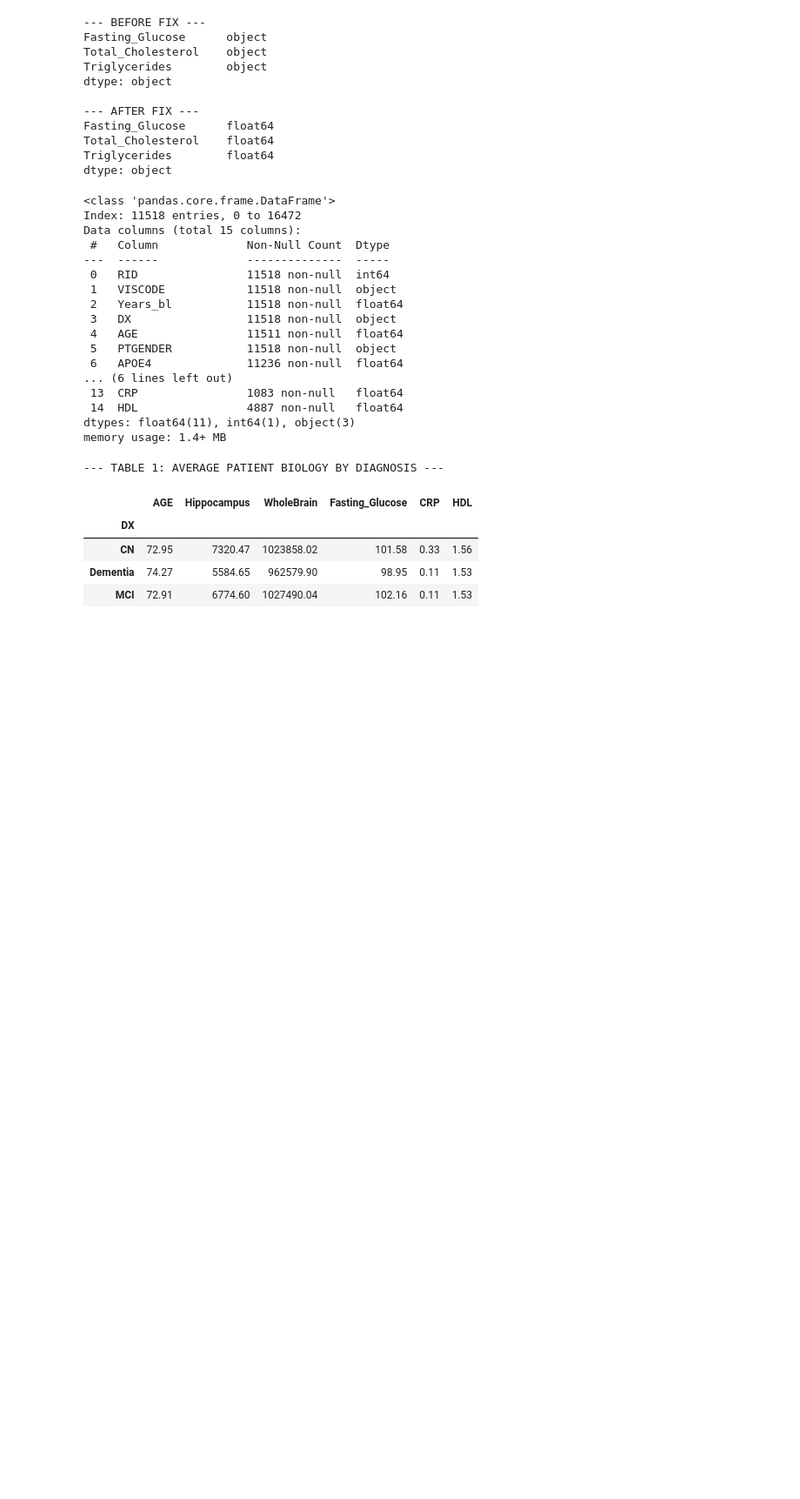
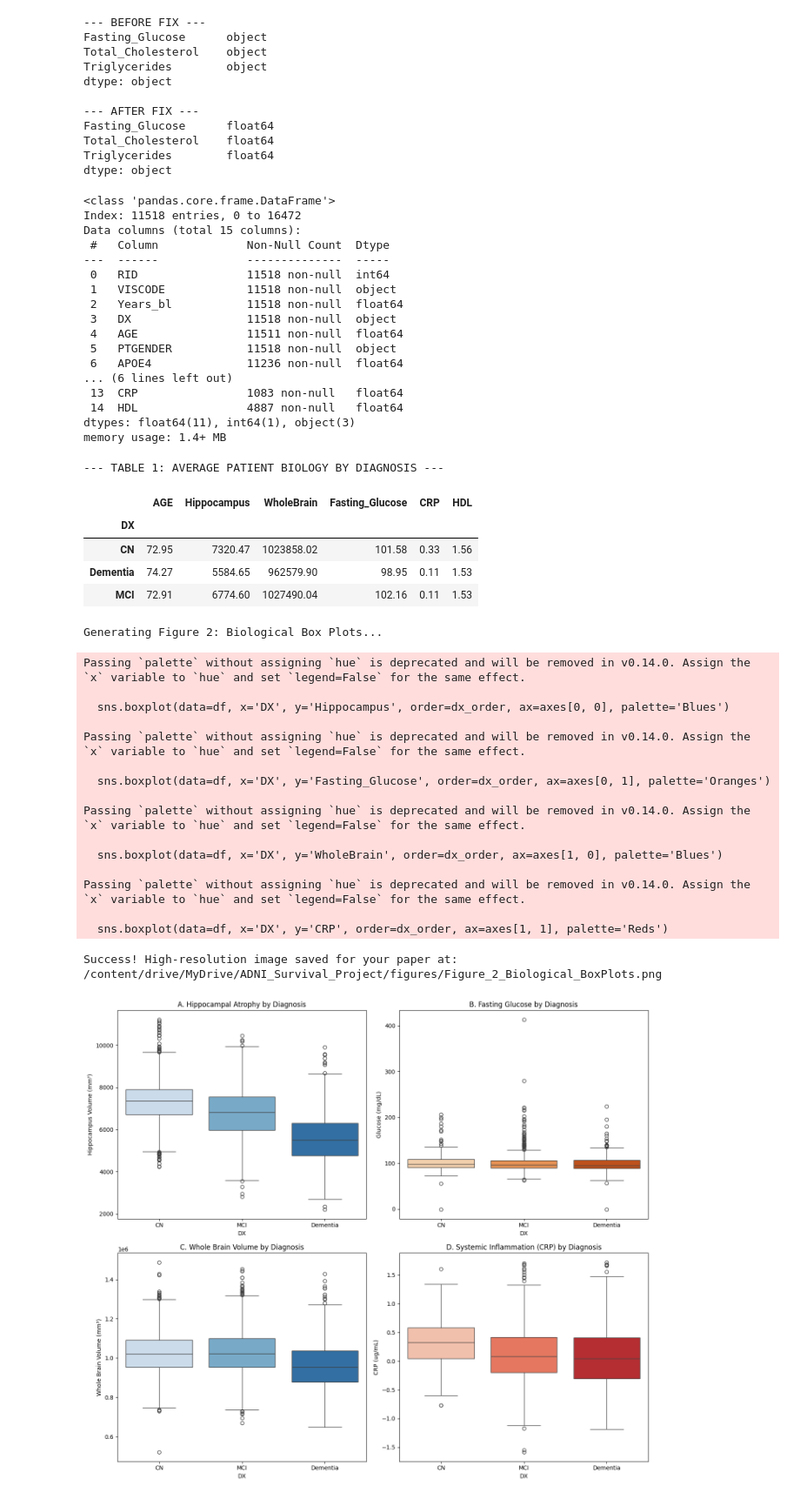
Before and after one commit to Benjaminotuya1/ADNI-Cognitive-Survival-XGBoost, a Jupyter notebook: XGBoost_Model.ipynb, the cells around one changed output. Shown at 87% size. Drawn from its saved outputs; the diff is of its cells as text; code cells hidden in the pictures; blank space fills up the shorter version.

```diff
--- a/XGBoost_Model.ipynb
+++ b/XGBoost_Model.ipynb
@@ -285,3 +285,69 @@ display(table_1)
 | CN | 72.95 | 7320.47 | 1023858.02 | 101.58 | 0.33 | 1.56 |
 | Dementia | 74.27 | 5584.65 | 962579.90 | 98.95 | 0.11 | 1.53 |
 | MCI | 72.91 | 6774.60 | 1027490.04 | 102.16 | 0.11 | 1.53 |
+# %%
+import matplotlib.pyplot as plt
+import seaborn as sns
+import os
+
+# Create a folder for your manuscript figures to keep things organized
+fig_path = '/content/drive/MyDrive/ADNI_Survival_Project/figures/'
+os.makedirs(fig_path, exist_ok=True)
+
+print("Generating Figure 2: Biological Box Plots...")
+
+# Set up a 2x2 grid of plots
+fig, axes = plt.subplots(2, 2, figsize=(14, 12))
+sns.set_theme(style="whitegrid")
+
+# Define the exact logical order for disease progression
+# Note: Check your actual 'DX' column values. ADNI usually uses 'CN', 'MCI', 'Dementia'.
+# If your dataset spells it differently (e.g., 'Normal'), update this list to match exactly!
+dx_order = ['CN', 'MCI', 'Dementia']
+
+# Plot 1: Hippocampus Volume (Atrophy)
+sns.boxplot(data=df, x='DX', y='Hippocampus', order=dx_order, ax=axes[0, 0], palette='Blues')
+axes[0, 0].set_title('A. Hippocampal Atrophy by Diagnosis')
+axes[0, 0].set_ylabel('Hippocampus Volume (mm³)')
+
+# Plot 2: Fasting Glucose (Metabolic)
+sns.boxplot(data=df, x='DX', y='Fasting_Glucose', order=dx_order, ax=axes[0, 1], palette='Oranges')
+axes[0, 1].set_title('B. Fasting Glucose by Diagnosis')
+axes[0, 1].set_ylabel('Glucose (mg/dL)')
+
+# Plot 3: Whole Brain Volume
+sns.boxplot(data=df, x='DX', y='WholeBrain', order=dx_order, ax=axes[1, 0], palette='Blues')
+axes[1, 0].set_title('C. Whole Brain Volume by Diagnosis')
+axes[1, 0].set_ylabel('Whole Brain Volume (mm³)')
+
+# Plot 4: CRP (Inflammation)
+sns.boxplot(data=df, x='DX', y='CRP', order=dx_order, ax=axes[1, 1], palette='Reds')
+axes[1, 1].set_title('D. Systemic Inflammation (CRP) by Diagnosis')
+axes[1, 1].set_ylabel('CRP (ug/mL)')
+
+# Clean up layout and save directly to your Google Drive
+plt.tight_layout()
+save_file = fig_path + 'Figure_2_Biological_BoxPlots.png'
+plt.savefig(save_file, dpi=300)
+print(f"Success! High-resolution image saved for your paper at: {save_file}")
+
+plt.show()
+# %% [output]
+Generating Figure 2: Biological Box Plots...
+Passing `palette` without assigning `hue` is deprecated and will be removed in v0.14.0. Assign the `x` variable to `hue` and set `legend=False` for the same effect.
+
+  sns.boxplot(data=df, x='DX', y='Hippocampus', order=dx_order, ax=axes[0, 0], palette='Blues')
+
+Passing `palette` without assigning `hue` is deprecated and will be removed in v0.14.0. Assign the `x` variable to `hue` and set `legend=False` for the same effect.
+
+  sns.boxplot(data=df, x='DX', y='Fasting_Glucose', order=dx_order, ax=axes[0, 1], palette='Oranges')
+
+Passing `palette` without assigning `hue` is deprecated and will be removed in v0.14.0. Assign the `x` variable to `hue` and set `legend=False` for the same effect.
+
+  sns.boxplot(data=df, x='DX', y='WholeBrain', order=dx_order, ax=axes[1, 0], palette='Blues')
+
+Passing `palette` without assigning `hue` is deprecated and will be removed in v0.14.0. Assign the `x` variable to `hue` and set `legend=False` for the same effect.
+
+  sns.boxplot(data=df, x='DX', y='CRP', order=dx_order, ax=axes[1, 1], palette='Reds')
+Success! High-resolution image saved for your paper at: /content/drive/MyDrive/ADNI_Survival_Project/figures/Figure_2_Biological_BoxPlots.png
+[figure, added]
```
Also changed, not shown: parts of 14 cells of this notebook.
